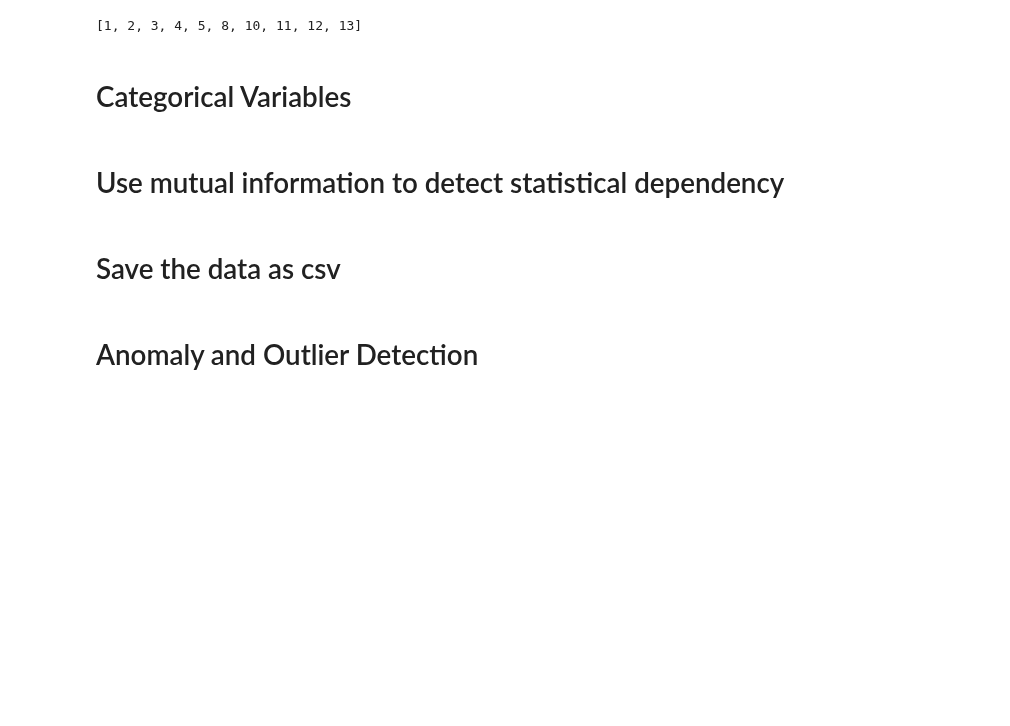
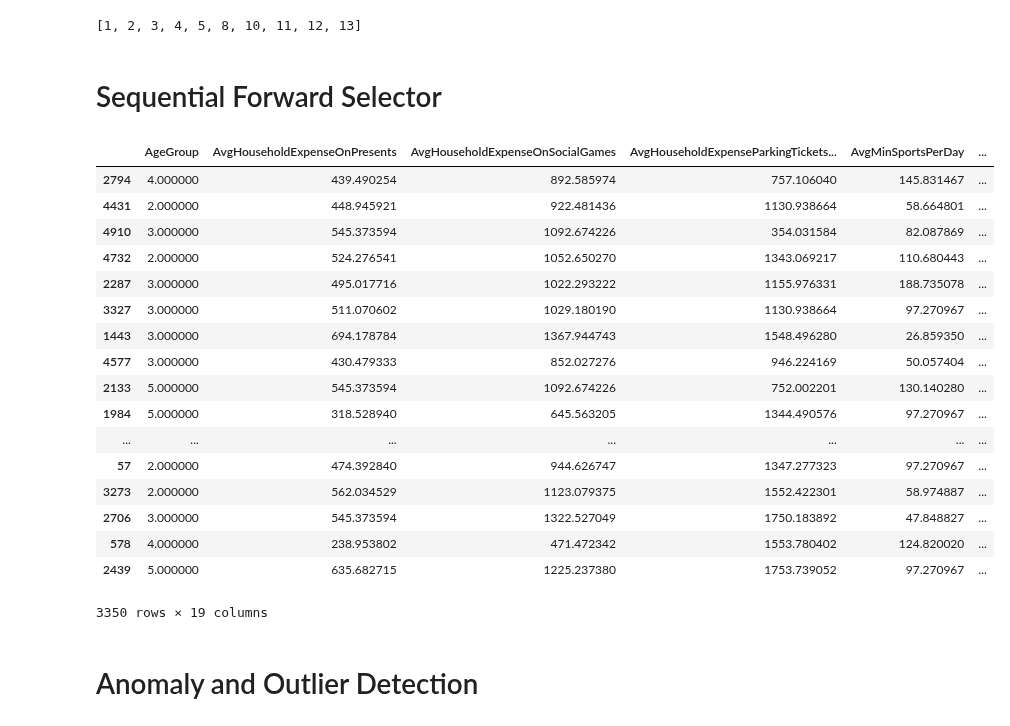
Before and after one commit to aka-sova/236756_Introduction_to_ML, a Jupyter notebook: hw2/wet_alex/data_exploration_virus.ipynb, the cells around one changed output. Drawn from its saved outputs; the diff is of its cells as text; code cells hidden in the pictures; blank space fills up the shorter version.

```diff
--- a/hw2/wet_alex/data_exploration_virus.ipynb
+++ b/hw2/wet_alex/data_exploration_virus.ipynb
@@ -75,5 +114,6 @@ risk_encode = pd.DataFrame( risk_encode)
 # %%
 #interate one hot encoding of test results back to df
+df=df.drop(['PatientID', 'Address', 'CurrentLocation'],axis=1)
 df2 = df
 df2 = df2.drop(columns = 'TestResultsCode')
 df2.head()
@@ -132,25 +166,27 @@ from sklearn.metrics import r2_score
 
 #one-hot encode Sex column
 sex_encode = pd.Series( X_train[X_train['Sex'].notnull()].loc[:,'Sex'] ).str.get_dummies()
+sex_encode = pd.DataFrame( sex_encode ).drop('F',axis=1) #classify male/not male
 
 c = ['AvgMinSportsPerDay', 'DisciplineScore', 'HappinessScore']
 X = X_train[X_train['Sex'].notnull()].loc[:, c]
 X = X.fillna(X.mean()) # fill non-Sex  columns with mean value
-X= X.values
+X = X.values
 y = sex_encode.values
+
 
 np.random.seed(42)
 kf = KFold(n_splits=4)
 scores = []
 for train_index, test_index in kf.split(X):
-    X_train, X_test = X[train_index], X[test_index]
-    y_train, y_test = y[train_index], y[test_index]
+    X_train_, X_test_ = X[train_index], X[test_index]
+    y_train_, y_test_ = y[train_index], y[test_index]
 
     clf = LinearRegression()
-    clf.fit(X_train, y_train)
-    y_test_pred = clf.predict(X_test)
+    clf.fit(X_train_, y_train_)
+    y_test_pred = clf.predict(X_test_)
 
-    scores.append(r2_score(y_test, y_test_pred))
+    scores.append(r2_score(y_test_, y_test_pred))
 
 print(sports)
 # %% [output]
@@ -513,12 +591,54 @@ for m in range(6): #picked some number of removals of features
 X_train.columns.tolist()
 # %% [output]
 [1, 2, 3, 4, 5, 8, 10, 11, 12, 13]
-# %% [markdown]
-# Categorical Variables
-# %% [markdown]
-# Use mutual information to detect statistical dependency
-# %% [markdown]
-# Save the data as csv
+# %% [markdown]
+# Sequential Forward Selector
+# %%
+#REMOVED LOCATION FROM FEATURES
+
+cols =['AgeGroup','AvgHouseholdExpenseOnPresents','AvgHouseholdExpenseOnSocialGames',
+        'AvgHouseholdExpenseParkingTicketsPerYear','AvgMinSportsPerDay','AvgTimeOnSocialMedia','AvgTimeOnStuding','BMI','BloodType','DateOfPCRTest',
+        'DisciplineScore','HappinessScore','Job','NrCousins','SelfDeclarationOfIllnessForm','Sex','StepsPerYear','SyndromeClass','TimeOnSocialActivities']
+
+X_train_sfs = X_train[cols]
+X_train_sfs = X_train_sfs.fillna(X_train_sfs.mean())
+
+#from sklearn.neighbors import KNeighborsClassifier
+#from mlxtend.feature_selection import SequentialFeatureSelector as SFS #import from mlxtend library
+#knn = KNeighborsClassifier(n_neighbors=2) # ml_algo used = knn
+#sfs = SFS(knn,
+#           k_features=3,
+#           forward=True, # if forward = True then SFS otherwise SBS
+#           floating=False,
+#           verbose=2,
+#           scoring='accuracy'
+#           )
+##after applying sfs fit the data:
+#sfs.fit(X_train_sfs, y_train)
+#sfs.k_feature_names_
+## to get the final set of features
+##our sfs part has done here
+##now towards results
+X_train_sfs
+# %% [output]
+|  | AgeGroup | AvgHouseholdExpenseOnPresents | AvgHouseholdExpenseOnSocialGames | AvgHouseholdExpenseParkingTickets... | AvgMinSportsPerDay | ... |
+| 2794 | 4.000000 | 439.490254 | 892.585974 | 757.106040 | 145.831467 | ... |
+| 4431 | 2.000000 | 448.945921 | 922.481436 | 1130.938664 | 58.664801 | ... |
+| 4910 | 3.000000 | 545.373594 | 1092.674226 | 354.031584 | 82.087869 | ... |
+| 4732 | 2.000000 | 524.276541 | 1052.650270 | 1343.069217 | 110.680443 | ... |
+| 2287 | 3.000000 | 495.017716 | 1022.293222 | 1155.976331 | 188.735078 | ... |
+| 3327 | 3.000000 | 511.070602 | 1029.180190 | 1130.938664 | 97.270967 | ... |
+| 1443 | 3.000000 | 694.178784 | 1367.944743 | 1548.496280 | 26.859350 | ... |
+| 4577 | 3.000000 | 430.479333 | 852.027276 | 946.224169 | 50.057404 | ... |
+| 2133 | 5.000000 | 545.373594 | 1092.674226 | 752.002201 | 130.140280 | ... |
+| 1984 | 5.000000 | 318.528940 | 645.563205 | 1344.490576 | 97.270967 | ... |
+| ... | ... | ... | ... | ... | ... | ... |
+| 57 | 2.000000 | 474.392840 | 944.626747 | 1347.277323 | 97.270967 | ... |
+| 3273 | 2.000000 | 562.034529 | 1123.079375 | 1552.422301 | 58.974887 | ... |
+| 2706 | 3.000000 | 545.373594 | 1322.527049 | 1750.183892 | 47.848827 | ... |
+| 578 | 4.000000 | 238.953802 | 471.472342 | 1553.780402 | 124.820020 | ... |
+| 2439 | 5.000000 | 635.682715 | 1225.237380 | 1753.739052 | 97.270967 | ... |
+3350 rows × 19 columns
 # %% [markdown]
 # Anomaly and Outlier Detection
 # %% [markdown]
```
Also changed, not shown: parts of 9 cells of this notebook.
